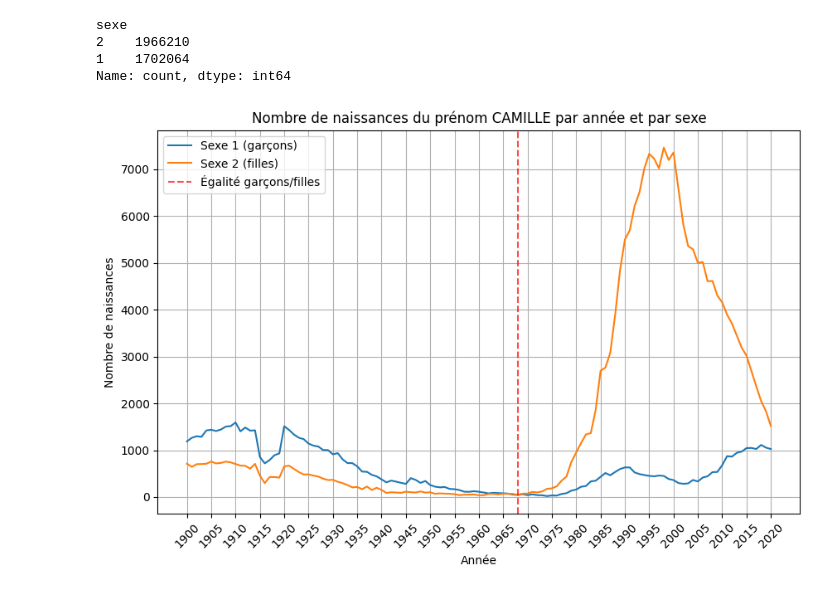
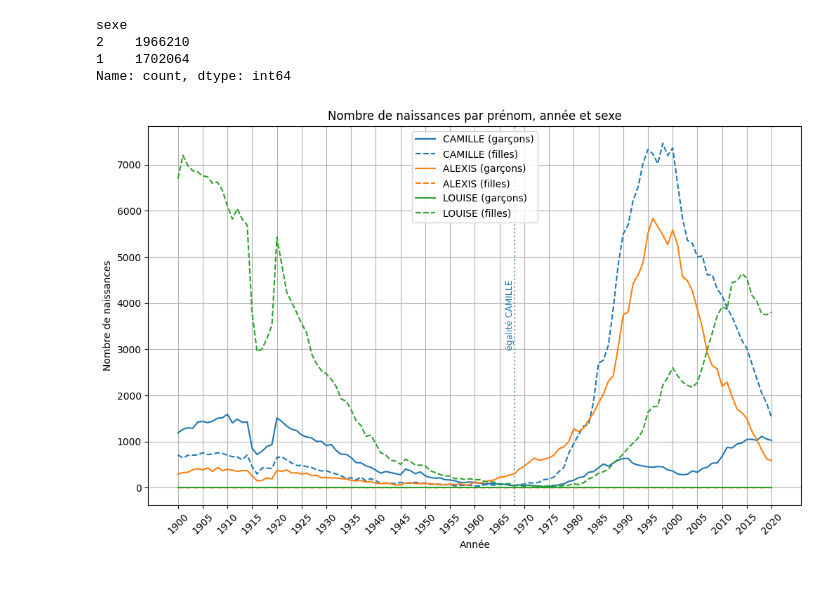
Before and after one commit to BaptCvn/Visualisation_project, a Jupyter notebook: visualisation3_genre.ipynb, the cells around one changed output. Drawn from its saved outputs; the diff is of its cells as text; code cells hidden in the pictures.

Commit message:
add multiple names for 3rd visualition

```diff
--- a/visualisation3_genre.ipynb
+++ b/visualisation3_genre.ipynb
@@ -27,36 +27,34 @@ sexe
 1    1702064
 Name: count, dtype: int64
 # %%
-prenom = "CAMILLE"
+prenoms = ["CAMILLE", "ALEXIS", "LOUISE"]
 
-data_prenom = df[df["preusuel"] == prenom]
+plt.figure(figsize=(12, 7))
+colors = plt.cm.tab10.colors
 
-data_grouped = data_prenom.groupby(["annais", "sexe"])["nombre"].sum().unstack(fill_value=0)
-
-
-for sexe in [1, 2]:
-    if sexe not in data_grouped.columns:
-        data_grouped[sexe] = 0
-data_grouped = data_grouped[[1, 2]]
-
-plt.figure(figsize=(10, 6))
-
-plt.plot(data_grouped.index, data_grouped.get(1, pd.Series()), label="Sexe 1 (garçons)")
-plt.plot(data_grouped.index, data_grouped.get(2, pd.Series()), label="Sexe 2 (filles)")
-
-equal_years = data_grouped.index[data_grouped[1] == data_grouped[2]]
-for year in equal_years:
-    plt.axvline(x=year, color='red', linestyle='--', alpha=0.7, label="Égalité garçons/filles" if year == equal_years[0] else "")
+for idx, prenom in enumerate(prenoms):
+    data_prenom = df[df["preusuel"] == prenom]
+    data_grouped = data_prenom.groupby(["annais", "sexe"])["nombre"].sum().unstack(fill_value=0)
+    for sexe in [1, 2]:
+        if sexe not in data_grouped.columns:
+            data_grouped[sexe] = 0
+    data_grouped = data_grouped[[1, 2]]
+    color = colors[idx % len(colors)]
+    plt.plot(data_grouped.index, data_grouped[1], label=f"{prenom} (garçons)", color=color, linestyle='-')
+    plt.plot(data_grouped.index, data_grouped[2], label=f"{prenom} (filles)", color=color, linestyle='--')
+    equal_years = data_grouped.index[data_grouped[1] == data_grouped[2]]
+    for i, year in enumerate(equal_years):
+        plt.axvline(x=year, color=color, linestyle=':', alpha=0.7)
+        if i == 0:
+            plt.text(year, (plt.ylim()[0] + plt.ylim()[1]) / 2, f"égalité {prenom}", color=color, rotation=90, va='center', ha='right', fontsize=9)
 
 plt.xlabel("Année")
 plt.ylabel("Nombre de naissances")
-plt.title(f"Nombre de naissances du prénom {prenom} par année et par sexe")
+plt.title("Nombre de naissances par prénom, année et sexe")
 plt.legend()
 plt.grid()
-
-xticks = data_grouped.index[::5]
-plt.xticks(xticks, rotation=45)
-
+xticks = df["annais"].sort_values().unique()[::5]
+plt.xticks(ticks=xticks, rotation=45)
 plt.show()
 # %% [output]
-[figure, old version]
+[figure, new version]
```
